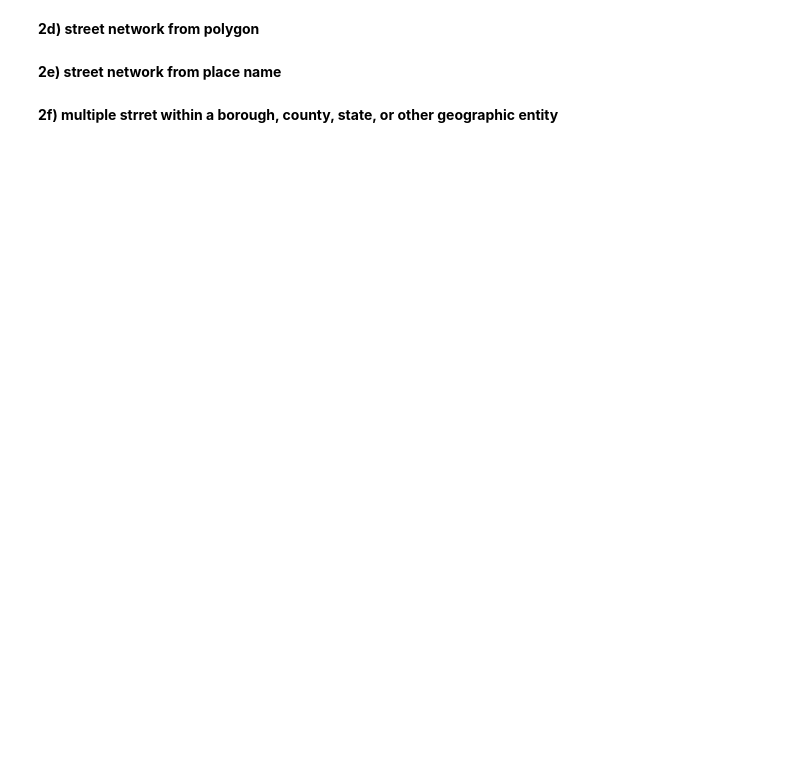
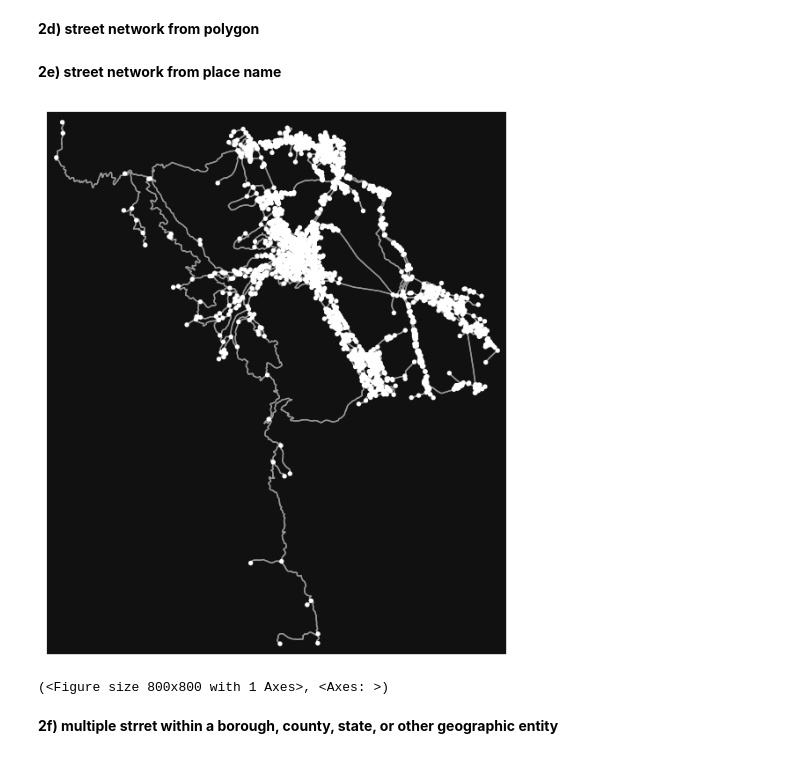
Before and after one commit to salsaagz/OSMnx-python-for-street-network, a Jupyter notebook: scripts/extract-visualize-correct-save-analyze.ipynb, the cells around one changed output. Saved outputs shown, nothing was run; the diff lists cells and outputs as text; code cells hidden in the pictures; blank space fills up the shorter version.

```diff
--- a/scripts/extract-visualize-correct-save-analyze.ipynb
+++ b/scripts/extract-visualize-correct-save-analyze.ipynb
@@ -59,8 +85,11 @@ ox.plot_graph(G)
 # %% [markdown]
 **2e) street network from place name**
 # %%
-G = ox.graph_from_place('Los Angeles, California', network_type='drive')
+G = ox.graph_from_place('Sungai Penuh, Jambi', network_type='walk')
 ox.plot_graph(G)
+# %% [output]
+[figure, added]
+(<Figure size 800x800 with 1 Axes>, <Axes: >)
 # %% [markdown]
 **2f) multiple strret within a borough, county, state, or other geographic entity**
 # %%
```
Also changed, not shown: parts of 11 cells of this notebook.
